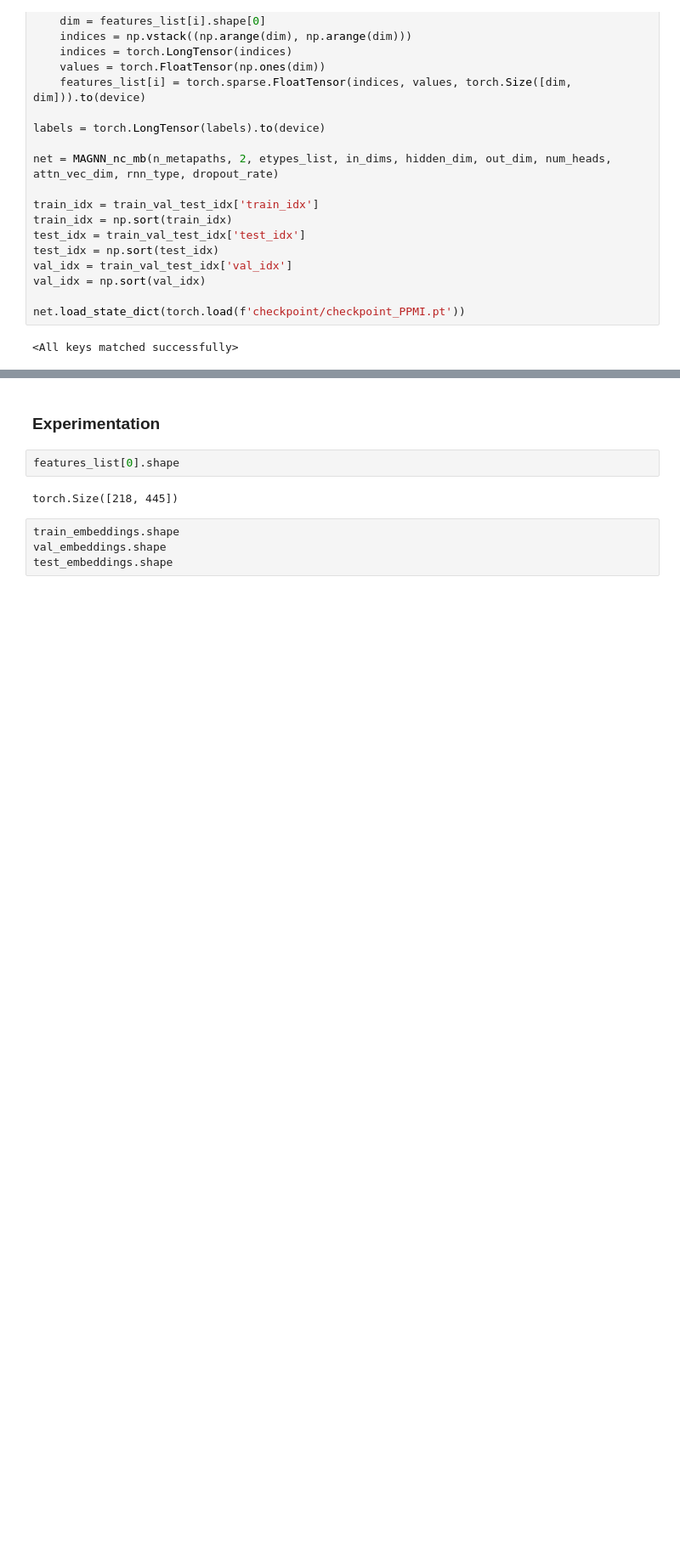
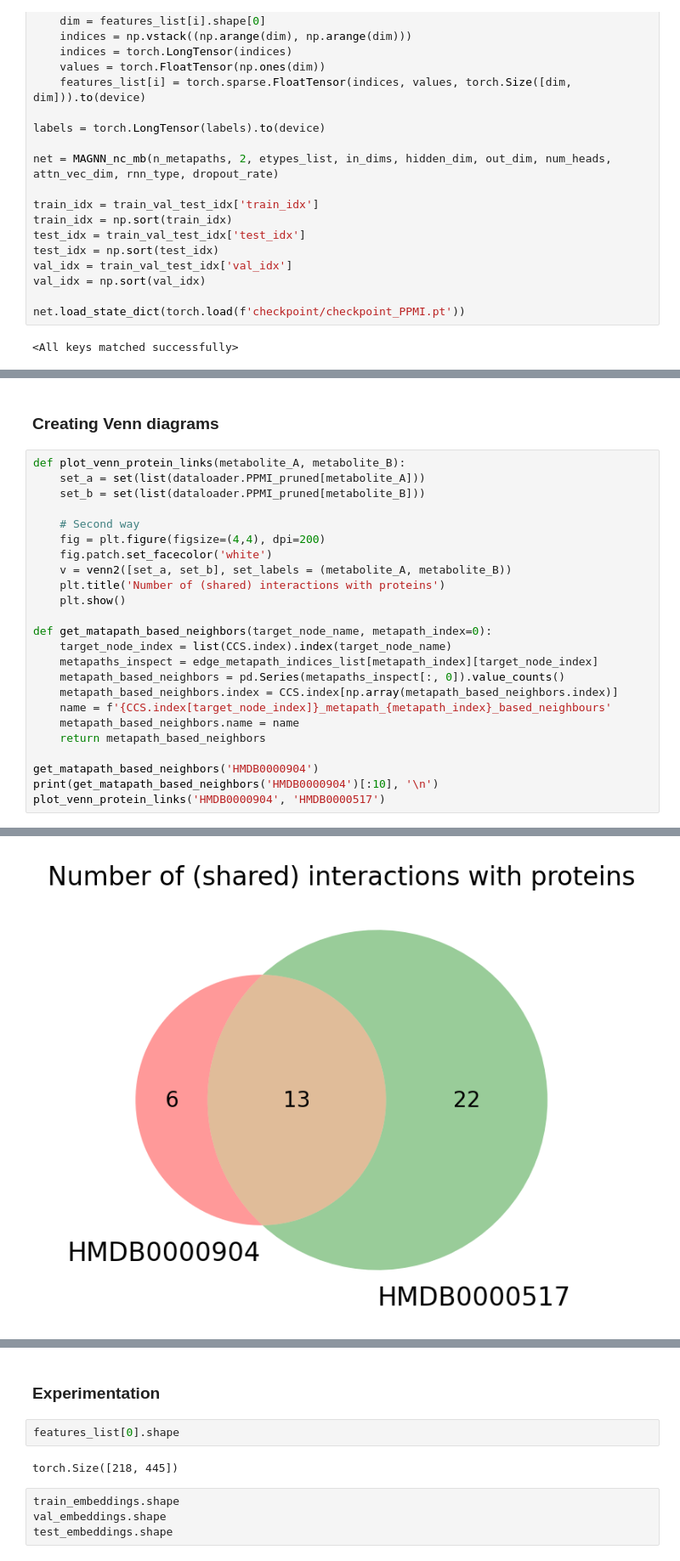
Before and after one commit to nmvdlei/PPMI_MAGNN, a Jupyter notebook: Inspect_model.ipynb, the cells around one changed output, grey strips where cells are left out. Shown at 85% size. Saved outputs shown, nothing was run; the diff lists cells and outputs as text; blank space fills up the shorter version.

```diff
--- a/Inspect_model.ipynb
+++ b/Inspect_model.ipynb
@@ -171,0 +172,27 @@ res = plot_embedding(test_embeddings, labels, test_idx, 'Test', method='TSNE', p
+# %% [markdown]
+### Creating Venn diagrams
+# %%
+def plot_venn_protein_links(metabolite_A, metabolite_B):
+    set_a = set(list(dataloader.PPMI_pruned[metabolite_A]))
+    set_b = set(list(dataloader.PPMI_pruned[metabolite_B]))
+
+    # Second way
+    fig = plt.figure(figsize=(4,4), dpi=200)
+    fig.patch.set_facecolor('white')
+    v = venn2([set_a, set_b], set_labels = (metabolite_A, metabolite_B))
+    plt.title('Number of (shared) interactions with proteins')
+    plt.show()
+
+def get_matapath_based_neighbors(target_node_name, metapath_index=0):
+    target_node_index = list(CCS.index).index(target_node_name)
+    metapaths_inspect = edge_metapath_indices_list[metapath_index][target_node_index]
+    metapath_based_neighbors = pd.Series(metapaths_inspect[:, 0]).value_counts()
+    metapath_based_neighbors.index = CCS.index[np.array(metapath_based_neighbors.index)]
+    name = f'{CCS.index[target_node_index]}_metapath_{metapath_index}_based_neighbours'
+    metapath_based_neighbors.name = name
+    return metapath_based_neighbors
+
+get_matapath_based_neighbors('HMDB0000904')
+print(get_matapath_based_neighbors('HMDB0000904')[:10], '\n')
+plot_venn_protein_links('HMDB0000904', 'HMDB0000517')
+# %% [output]
@@ -171,0 +211 @@ res = plot_embedding(test_embeddings, labels, test_idx, 'Test', method='TSNE', p
+[figure, added]
```
Also changed, not shown: parts of 16 cells of this notebook.
